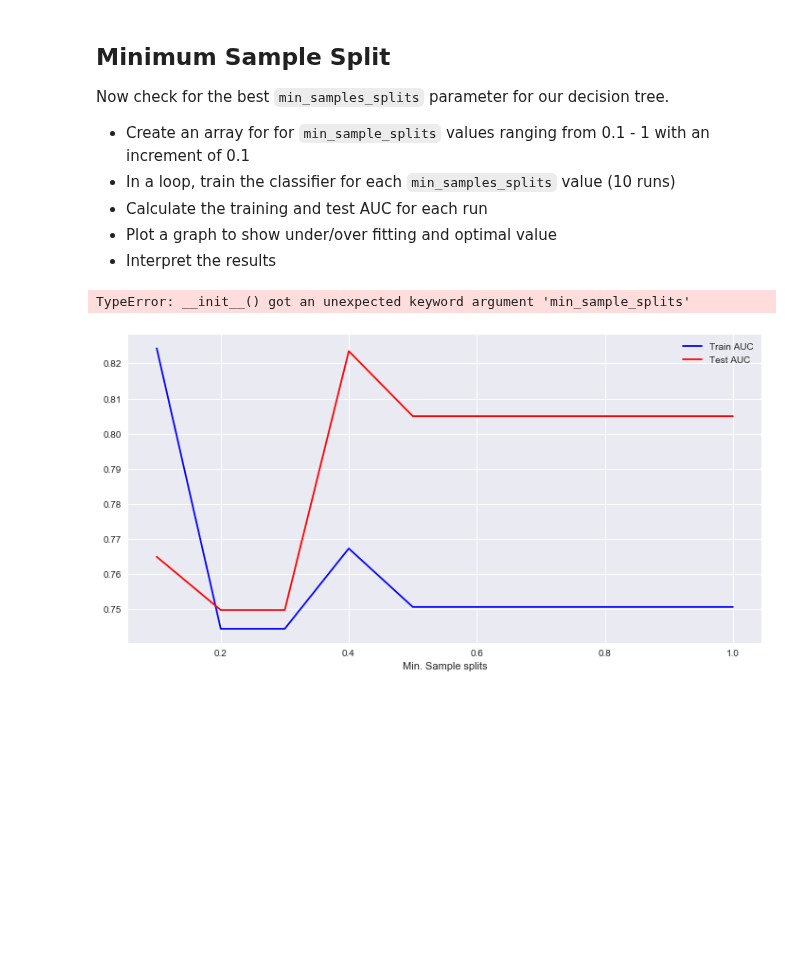
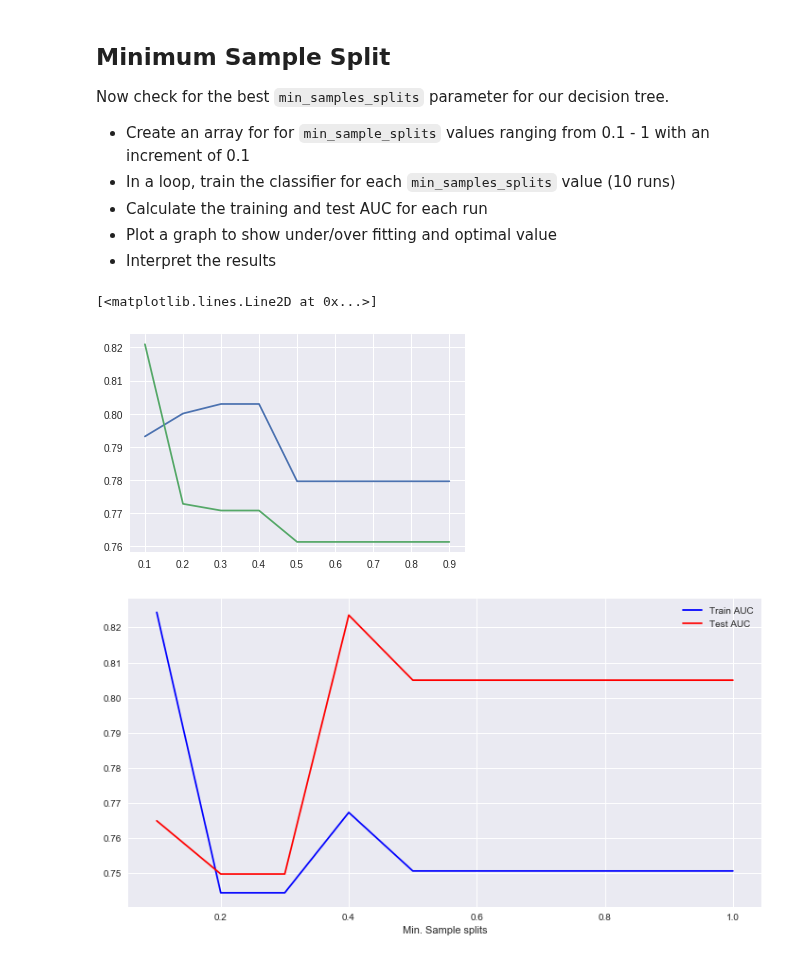
Before and after one commit to Gittekken/dsc-3-31-08-decision-tree-pruning-hyperparameter-optimization-lab-nyc-ds-career-012819, a Jupyter notebook: index.ipynb, the cells around one changed output. Drawn from its saved outputs; the diff is of its cells as text; code cells hidden in the pictures; blank space fills up the shorter version.

```diff
--- a/index.ipynb
+++ b/index.ipynb
@@ -162,25 +162,26 @@ Now check for the best `min_samples_splits` parameter for our decision tree.
 # %%
 # Identify the optimal tree depth for given data
 depth_values = np.arange(0.1,1, 0.1)
 depth_values
 
 auc_test = []
 auc_train = []
 
 for i in depth_values:
-    clf= DecisionTreeClassifier(criterion='entropy',min_samples_splits=i)
+    clf= DecisionTreeClassifier(criterion='entropy',min_samples_split=i)
     model = clf.fit(X_train,y_train)
     y_pred_test = model.predict(X_test)
     y_pred_train = model.predict(X_train)
     fpr_test, tpr_test, thresholds_test = roc_curve(y_test, y_pred_test)
     fpr_train, tpr_train, thresholds_train = roc_curve(y_train, y_pred_train)
     auc_test.append(auc(fpr_test, tpr_test))
     auc_train.append(auc(fpr_train, tpr_train))
 
 plt.plot(depth_values, auc_test)
 plt.plot(depth_values, auc_train)
 # %% [output]
-TypeError: __init__() got an unexpected keyword argument 'min_sample_splits'
+[<matplotlib.lines.Line2D at 0x...>]
+[figure, added]
 # %%
 
 # Your code here
```
